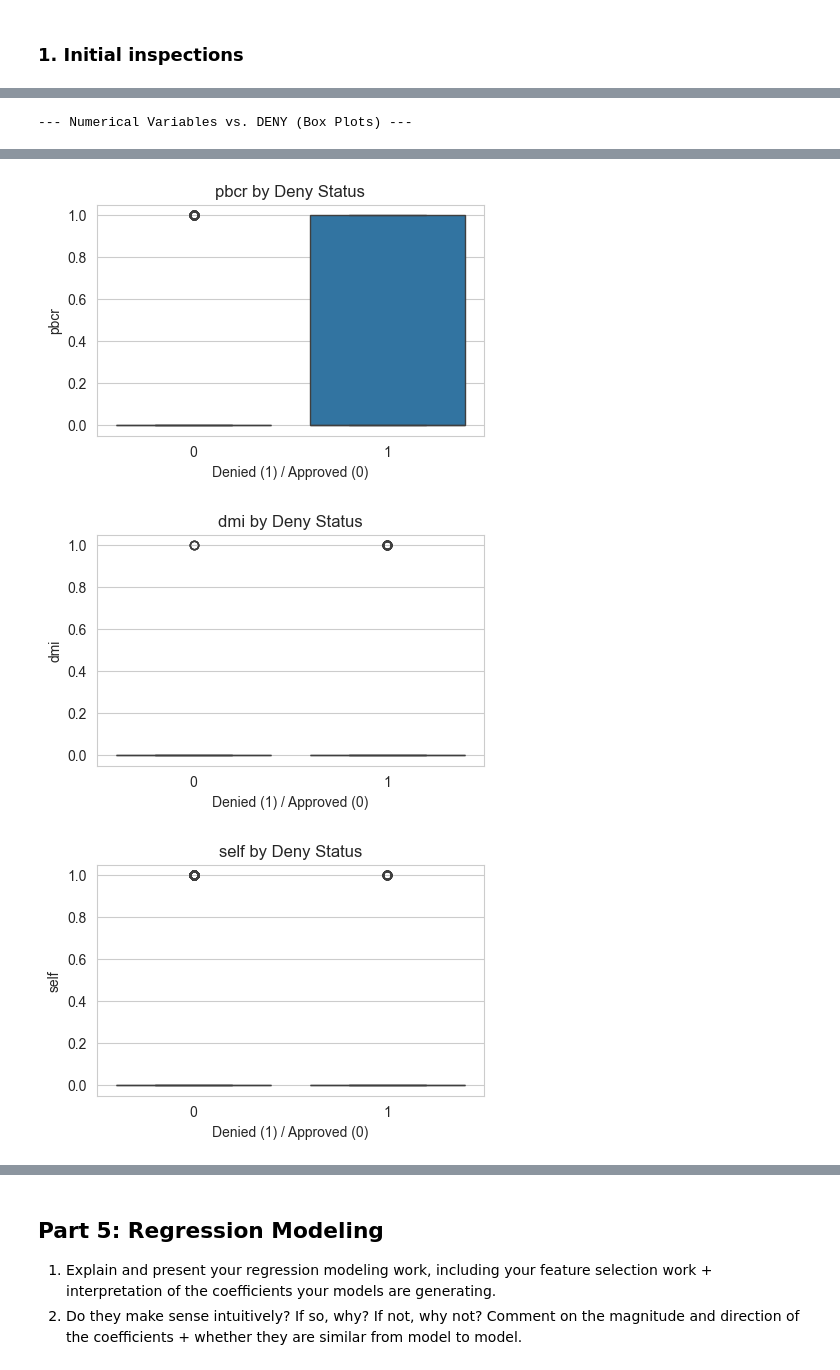
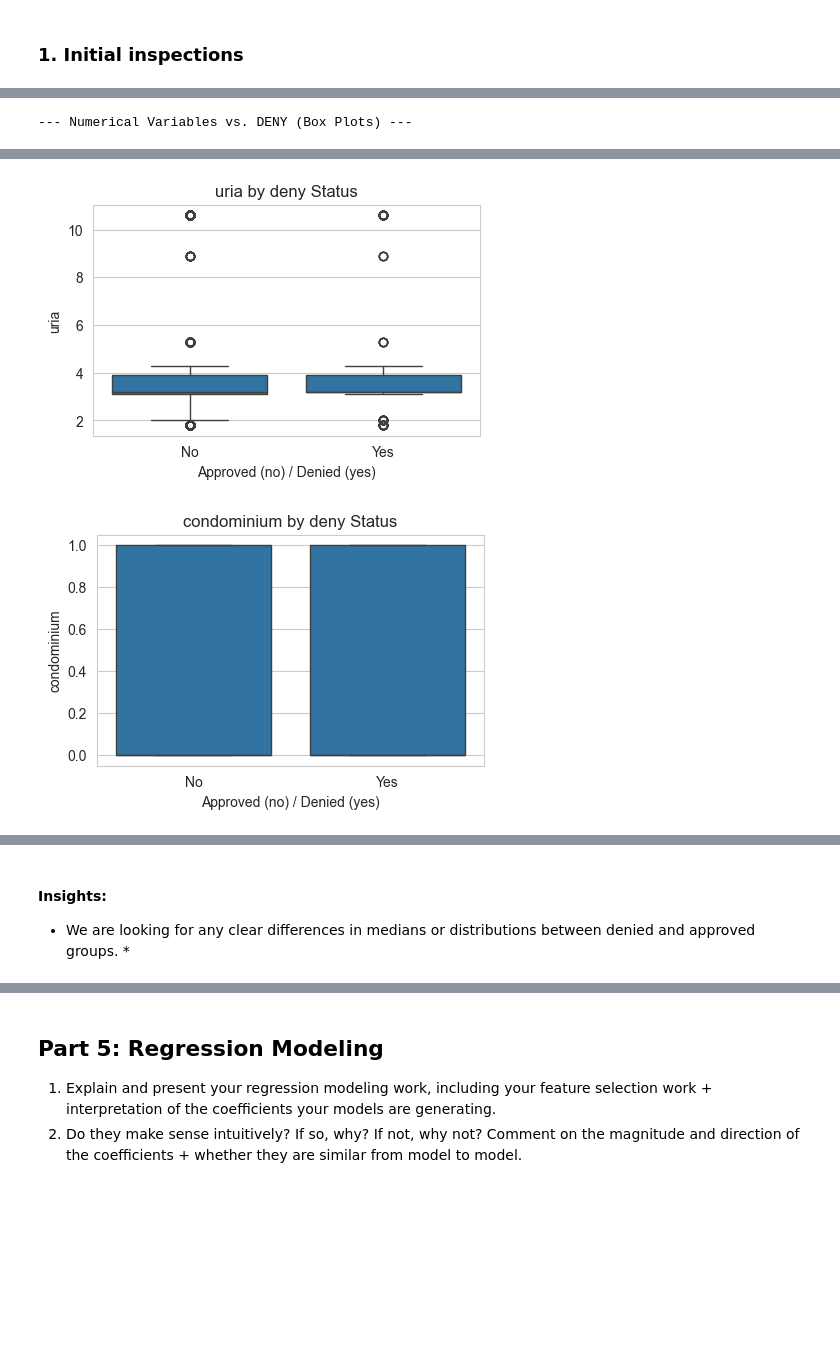
Before and after one commit to CheliMex/CS381_DataAnalytics, a Jupyter notebook: Quiz4/A_Castelan_Quiz4.ipynb, the cells around one changed output, grey strips where cells are left out. Cells and saved outputs as stored; diff of their text form; code cells hidden in the pictures; blank space fills up the shorter version.

```diff
--- a/Quiz4/A_Castelan_Quiz4.ipynb
+++ b/Quiz4/A_Castelan_Quiz4.ipynb
@@ -106,6 +139,6 @@ df.head()
 | 4 | 5 | 0.360 | 0.350 | 0.600000 | 1.0 | 1.0 | no | no | no | no | 3.2 | ... |
 # %%
 # Renaming the 1st column
-df = df.rename(columns={'Unnamed: 0': 'Index'})
+df = df.rename(columns={'Unnamed: 0': 'index', 'comdominiom': 'condominium'})
 df
 # %% [output]
@@ -395,12 +337,18 @@ print("--- Analyzing Relationship with Target Variable (DENY) ---\n")
 
 # Distribution of the target variable 'DENY'
 plt.figure()
-sns.countplot(x='deny', data=df, hue='deny', legend=False)
-plt.title('Distribution of Mortgage Application Status (Deny)')
-plt.xlabel('Denied (1) / Approved (0)')
-plt.ylabel('Count')
-plt.show()
-print(df['deny'].value_counts(normalize=True))
-print("\nObservation: The dataset shows an imbalance in the target variable, with more approvals than denials.")
+try:
+    # This will now correctly treat 'deny' as a categorical string column for plotting counts
+    sns.countplot(x='deny', data=df, hue='deny', legend=False, order=df['deny'].value_counts().index)
+    plt.title('Distribution of Mortgage Application Status (deny)')
+    plt.xlabel('Black')
+    plt.legend(title='Status', labels=['Approved', 'Denied'])
+    plt.ylabel('Count')
+    plt.xticks(ticks=[0, 1], labels=['No', 'Yes'], rotation=0) # Make labels clear
+    plt.show()
+    print(df['deny'].value_counts(normalize=True))
+    print("\nObservation: The dataset shows an imbalance in the target variable, with more approvals ('no') than denials ('yes').")
+except Exception as e:
+    print(f"Could not plot 'deny' distribution. Error: {e}.")
 # %% [output]
 --- Analyzing Relationship with Target Variable (DENY) ---
@@ -414,12 +362,17 @@ Observation: The dataset shows an imbalance in the target variable, with more ap
 # %%
 # Numerical variables vs. DENY
 print("--- Numerical Variables vs. DENY (Box Plots) ---\n")
-for col in numerical_cols:
+for col in numerical_cols: # Only for columns that are currently numeric
     plt.figure()
-    sns.boxplot(x='deny', y=col, data=df)
-    plt.title(f'{col} by Deny Status')
-    plt.xlabel('Denied (1) / Approved (0)')
-    plt.ylabel(col)
-    plt.show()
+    try:
+        # This will likely fail for plotting against 'deny' if 'deny' is still an 'object' type
+        sns.boxplot(x='deny', y=col, data=df)
+        plt.title(f'{col} by deny Status')
+        plt.xlabel('Approved (no) / Denied (yes)')
+        plt.ylabel(col)
+        plt.xticks(ticks=[0, 1], labels=['No', 'Yes'], rotation=0) # Make labels clear
+        plt.show()
+    except Exception as e:
+        print(f"Could not plot boxplot for {col} vs 'deny'. Error: {e}. This issue will be addressed in Part 3.")
 # %% [output]
 --- Numerical Variables vs. DENY (Box Plots) ---
@@ -432,3 +385,2 @@ for col in numerical_cols:
-[figure, old version]
+[figure, new version]
-[figure, old version]
+[figure, new version]
-[figure, removed]
@@ -439,3 +387,7 @@ for col in numerical_cols:
+# %% [markdown]
+#### Insights:
+* We are looking for any clear differences in medians or distributions between denied and approved groups.
+    *
 # %%
 # Categorical variables vs. DENY
 print("--- Categorical Variables vs. DENY (Stacked Bar Plots) ---\n")
```
Also changed, not shown: parts of 78 cells of this notebook.
